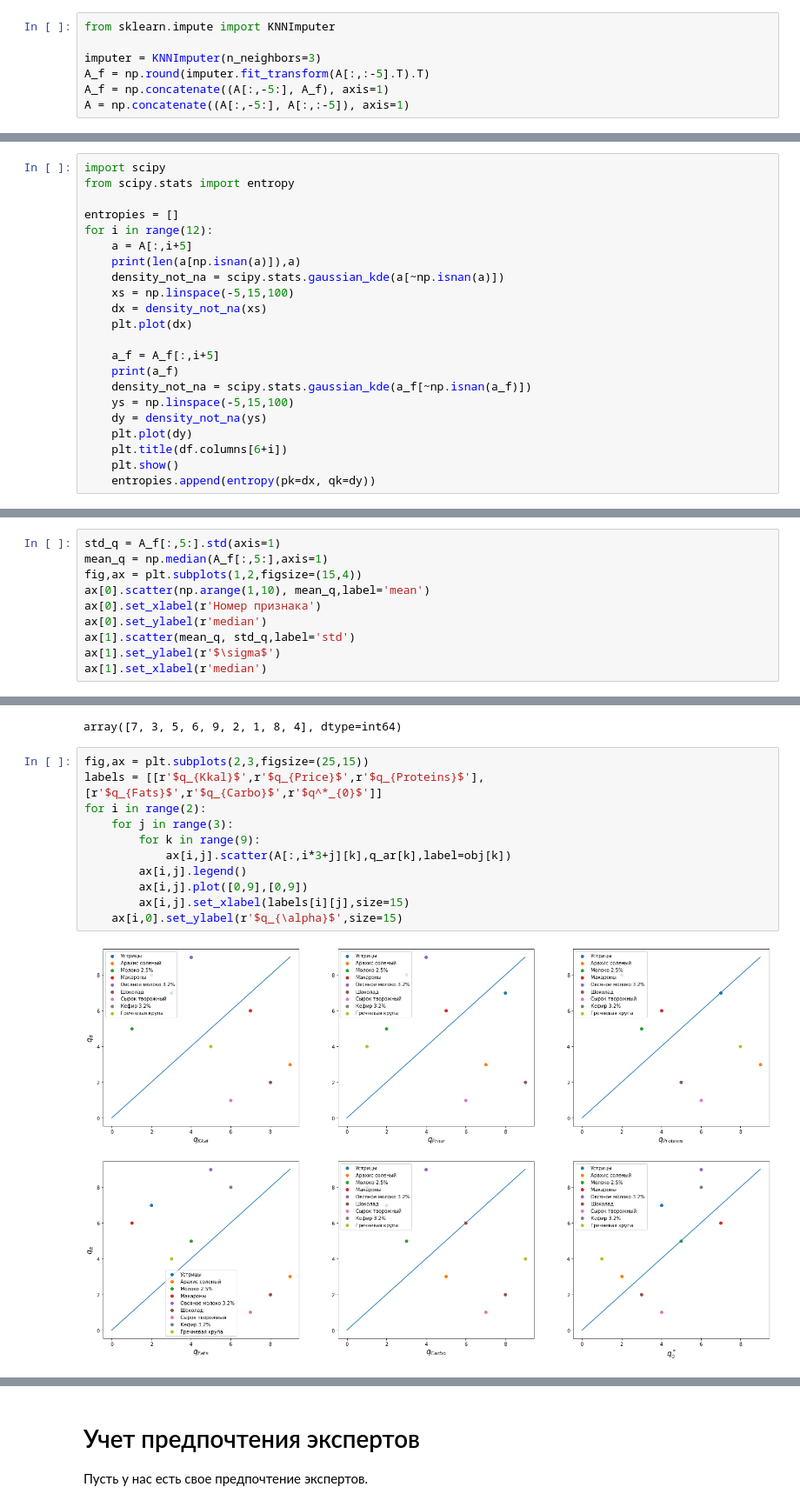
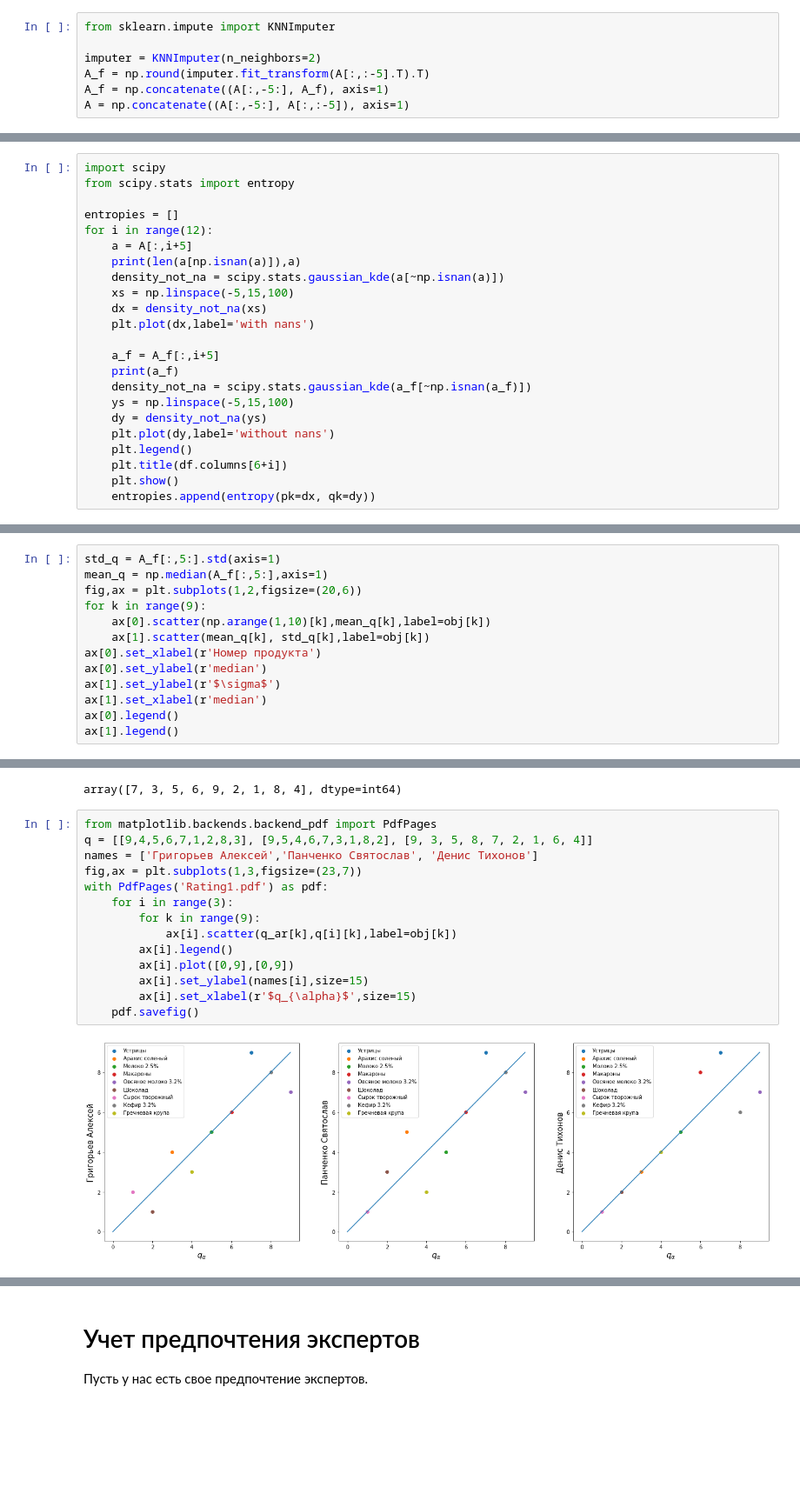
Before and after one commit to Intelligent-Systems-Phystech/Ratings, a Jupyter notebook: Alsahanova Nadezhda/Alsahanova_Rating.ipynb, the cells around one changed output, grey strips where cells are left out. Shown at 87% size. Cells and saved outputs as stored; diff of their text form; blank space fills up the shorter version.

```diff
--- a/Alsahanova Nadezhda/Alsahanova_Rating.ipynb
+++ b/Alsahanova Nadezhda/Alsahanova_Rating.ipynb
@@ -53,7 +53,7 @@ A = df.iloc[:,6:].values
 # %%
 from sklearn.impute import KNNImputer
 
-imputer = KNNImputer(n_neighbors=3)
+imputer = KNNImputer(n_neighbors=2)
 A_f = np.round(imputer.fit_transform(A[:,:-5].T).T)
 A_f = np.concatenate((A[:,-5:], A_f), axis=1)
 A = np.concatenate((A[:,-5:], A[:,:-5]), axis=1)
@@ -70,14 +70,15 @@ for i in range(12):
     density_not_na = scipy.stats.gaussian_kde(a[~np.isnan(a)])
     xs = np.linspace(-5,15,100)
     dx = density_not_na(xs)
-    plt.plot(dx)
+    plt.plot(dx,label='with nans')
 
     a_f = A_f[:,i+5]
     print(a_f)
     density_not_na = scipy.stats.gaussian_kde(a_f[~np.isnan(a_f)])
     ys = np.linspace(-5,15,100)
     dy = density_not_na(ys)
-    plt.plot(dy)
+    plt.plot(dy,label='without nans')
+    plt.legend()
     plt.title(df.columns[6+i])
     plt.show()
     entropies.append(entropy(pk=dx, qk=dy))
@@ -249,11 +289,14 @@ Text(0.5, 0, 'median')
 # %%
 std_q = A_f[:,5:].std(axis=1)
 mean_q = np.median(A_f[:,5:],axis=1)
-fig,ax = plt.subplots(1,2,figsize=(15,4))
-ax[0].scatter(np.arange(1,10), mean_q,label='mean')
-ax[0].set_xlabel(r'Номер признака')
+fig,ax = plt.subplots(1,2,figsize=(20,6))
+for k in range(9):
+    ax[0].scatter(np.arange(1,10)[k],mean_q[k],label=obj[k])
+    ax[1].scatter(mean_q[k], std_q[k],label=obj[k])
+ax[0].set_xlabel(r'Номер продукта')
 ax[0].set_ylabel(r'median')
-ax[1].scatter(mean_q, std_q,label='std')
 ax[1].set_ylabel(r'$\sigma$')
 ax[1].set_xlabel(r'median')
+ax[0].legend()
+ax[1].legend()
 # %% [output]
@@ -300,15 +343,18 @@ q_ar
 # %% [output]
 array([7, 3, 5, 6, 9, 2, 1, 8, 4], dtype=int64)
 # %%
-fig,ax = plt.subplots(2,3,figsize=(25,15))
-labels = [[r'$q_{Kkal}$',r'$q_{Price}$',r'$q_{Proteins}$'],[r'$q_{Fats}$',r'$q_{Carbo}$',r'$q^*_{0}$']]
-for i in range(2):
-    for j in range(3):
+from matplotlib.backends.backend_pdf import PdfPages
+q = [[9,4,5,6,7,1,2,8,3], [9,5,4,6,7,3,1,8,2], [9, 3, 5, 8, 7, 2, 1, 6, 4]]
+names = ['Григорьев Алексей','Панченко Святослав', 'Денис Тихонов']
+fig,ax = plt.subplots(1,3,figsize=(23,7))
+with PdfPages('Rating1.pdf') as pdf:
+    for i in range(3):
         for k in range(9):
-            ax[i,j].scatter(A[:,i*3+j][k],q_ar[k],label=obj[k])
-        ax[i,j].legend()
-        ax[i,j].plot([0,9],[0,9])
-        ax[i,j].set_xlabel(labels[i][j],size=15)
-    ax[i,0].set_ylabel(r'$q_{\alpha}$',size=15)
+            ax[i].scatter(q_ar[k],q[i][k],label=obj[k])
+        ax[i].legend()
+        ax[i].plot([0,9],[0,9])
+        ax[i].set_ylabel(names[i],size=15)
+        ax[i].set_xlabel(r'$q_{\alpha}$',size=15)
+    pdf.savefig()
 # %% [output]
-[figure, old version]
+[figure, new version]
```
Also changed, not shown: parts of 17 cells of this notebook, 1 other file.
